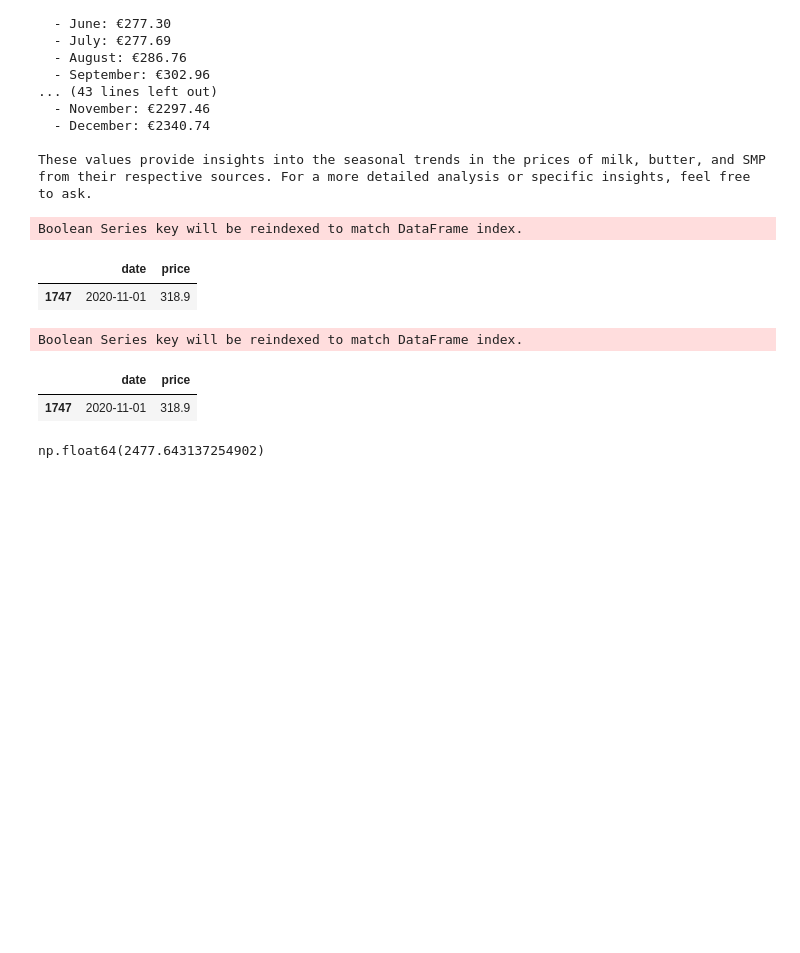
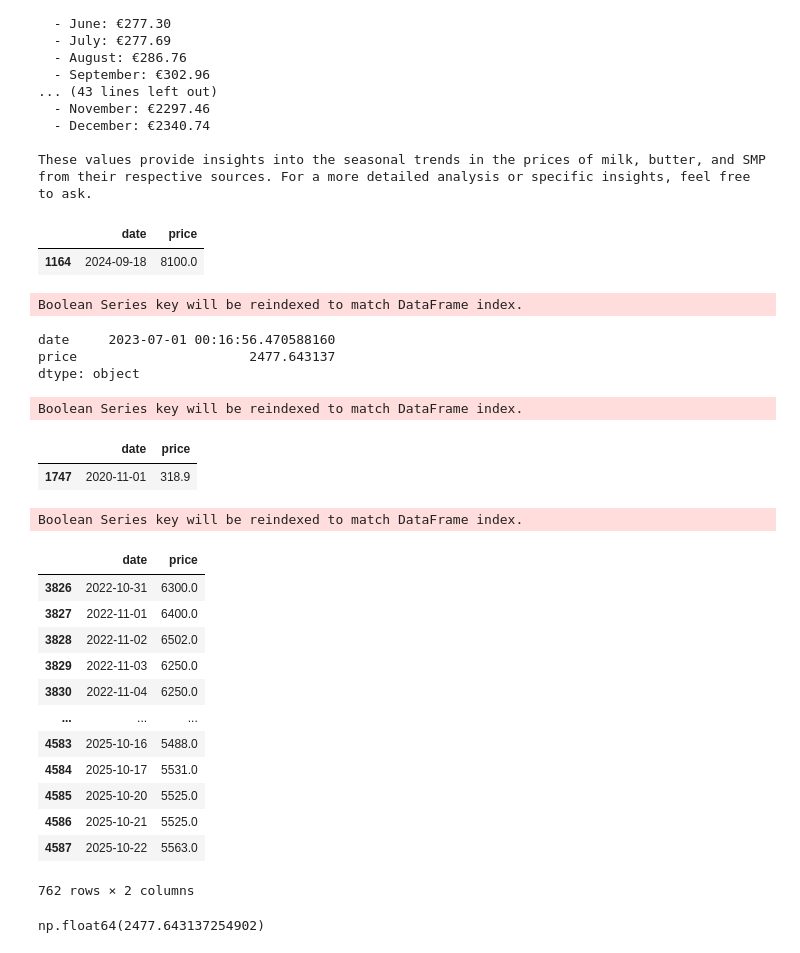
Before and after one commit to adithya-ms/langgraph_SQL_agent, a Jupyter notebook: src/eda.ipynb, the cells around one changed output. Cells and saved outputs as stored; diff of their text form; code cells hidden in the pictures; blank space fills up the shorter version.

```diff
--- a/src/eda.ipynb
+++ b/src/eda.ipynb
@@ -327,6 +327,20 @@ Bot: Based on the data retrieved from the price_food_commodities_transform table
   - December: €2340.74
 
 These values provide insights into the seasonal trends in the prices of milk, butter, and SMP from their respective sources. For a more detailed analysis or specific insights, feel free to ask.
+# %%
+#What is the highest price ever recorded for butter from ZuivelNL
+df[df['ts_name'] == 'butter - zuivelnl'][['date', 'price']].sort_values('price', ascending=False).head(1)
+# %% [output]
+|  | date | price |
+| 1164 | 2024-09-18 | 8100.0 |
+# %%
+#average price of SMP from EEX EU in 2023?
+df[df['ts_name'] == 'smp - eex eu'][df['date'].dt.year == 2023][['date', 'price']].mean()
+# %% [output]
+Boolean Series key will be reindexed to match DataFrame index.
+date     2023-07-01 00:16:56.470588160
+price                      2477.643137
+dtype: object
 # %%
 #lowest milk price from belgium in last 5 years
 df[df['ts_name'] == 'milk - belgium'][df['date'] >= pd.to_datetime('2020-10-29')][['date', 'price']].sort_values('price').head(1)
@@ -335,10 +349,23 @@ Boolean Series key will be reindexed to match DataFrame index.
 |  | date | price |
 | 1747 | 2020-11-01 | 318.9 |
 # %%
+#How has the price of butter from EEX EU changed over the past 2 years?
+df[df['ts_name'] == 'butter - eex eu'][df['date'] >= pd.to_datetime('2022-10-29')][['date', 'price']].sort_values('date')
 # %% [output]
 Boolean Series key will be reindexed to match DataFrame index.
 |  | date | price |
-| 1747 | 2020-11-01 | 318.9 |
+| 3826 | 2022-10-31 | 6300.0 |
+| 3827 | 2022-11-01 | 6400.0 |
+| 3828 | 2022-11-02 | 6502.0 |
+| 3829 | 2022-11-03 | 6250.0 |
+| 3830 | 2022-11-04 | 6250.0 |
+| ... | ... | ... |
+| 4583 | 2025-10-16 | 5488.0 |
+| 4584 | 2025-10-17 | 5531.0 |
+| 4585 | 2025-10-20 | 5525.0 |
+| 4586 | 2025-10-21 | 5525.0 |
+| 4587 | 2025-10-22 | 5563.0 |
+762 rows × 2 columns
 # %%
 #the average price of SMP from EEX EU in 2023?
 df['date'] = pd.to_datetime(df['date'])
```
